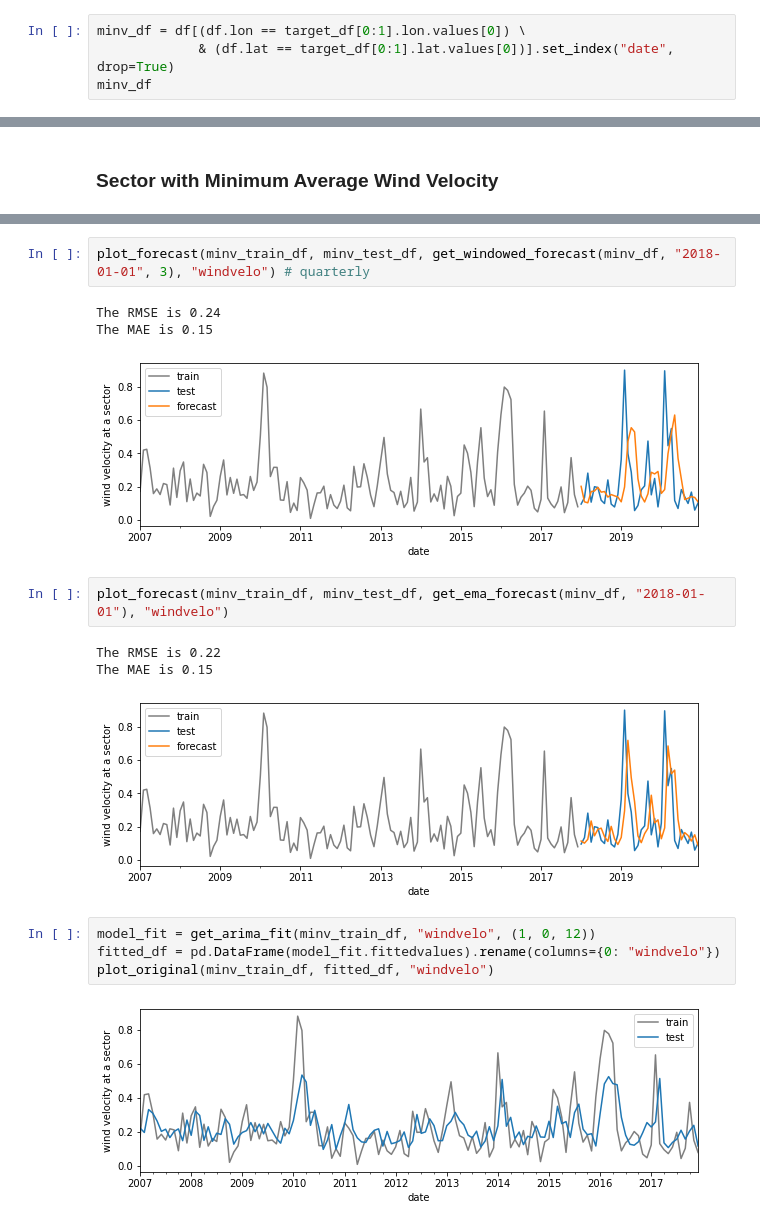
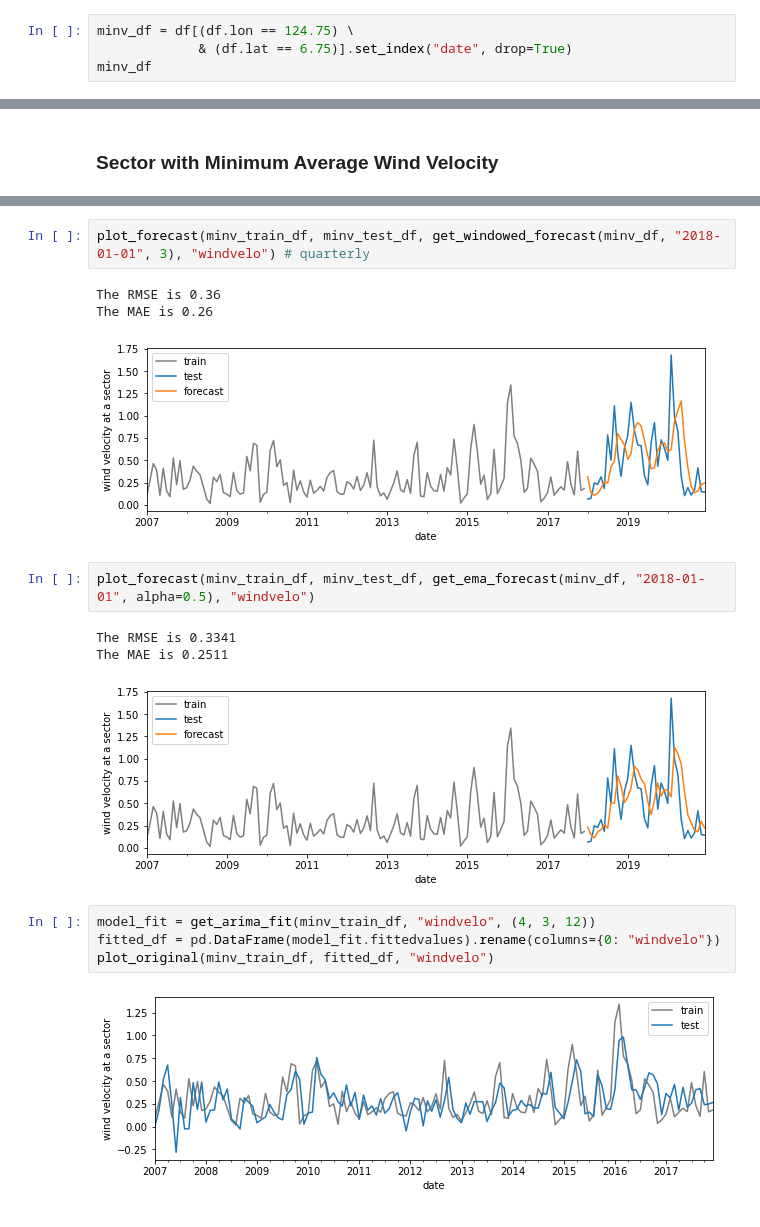
Before and after one commit to janpasia/eskwelabs-capstone, a Jupyter notebook: 07_wind_velocity_time_series.ipynb, the cells around one changed output, grey strips where cells are left out. Cells and saved outputs as stored; diff of their text form.

```diff
--- a/07_wind_velocity_time_series.ipynb
+++ b/07_wind_velocity_time_series.ipynb
@@ -70,7 +107,7 @@ maxv_df
 168 rows × 5 columns
 # %%
-minv_df = df[(df.lon == target_df[0:1].lon.values[0]) \
-             & (df.lat == target_df[0:1].lat.values[0])].set_index("date", drop=True)
+minv_df = df[(df.lon == 124.75) \
+             & (df.lat == 6.75)].set_index("date", drop=True)
 minv_df
 # %% [output]
 |  | lon | lat | u | v | windvelo |
@@ -236,21 +359,21 @@ The MAE is 0.15
 # %%
 plot_forecast(minv_train_df, minv_test_df, get_windowed_forecast(minv_df, "2018-01-01", 3), "windvelo") # quarterly
 # %% [output]
-The RMSE is 0.24
-The MAE is 0.15
+The RMSE is 0.36
+The MAE is 0.26
-[figure, old version]
+[figure, new version]
 # %%
-plot_forecast(minv_train_df, minv_test_df, get_ema_forecast(minv_df, "2018-01-01"), "windvelo")
+plot_forecast(minv_train_df, minv_test_df, get_ema_forecast(minv_df, "2018-01-01", alpha=0.5), "windvelo")
 # %% [output]
-The RMSE is 0.22
-The MAE is 0.15
+The RMSE is 0.3341
+The MAE is 0.2511
-[figure, old version]
+[figure, new version]
 # %%
-model_fit = get_arima_fit(minv_train_df, "windvelo", (1, 0, 12))
+model_fit = get_arima_fit(minv_train_df, "windvelo", (4, 3, 12))
 fitted_df = pd.DataFrame(model_fit.fittedvalues).rename(columns={0: "windvelo"})
 plot_original(minv_train_df, fitted_df, "windvelo")
 # %% [output]
-[figure, old version]
+[figure, new version]
 # %%
 plot_forecast(minv_train_df, minv_test_df, get_arima_forecast(model_fit, len(minv_test_df), "windvelo"), "windvelo")
 # %% [output]
```
Also changed, not shown: parts of 44 cells of this notebook.
